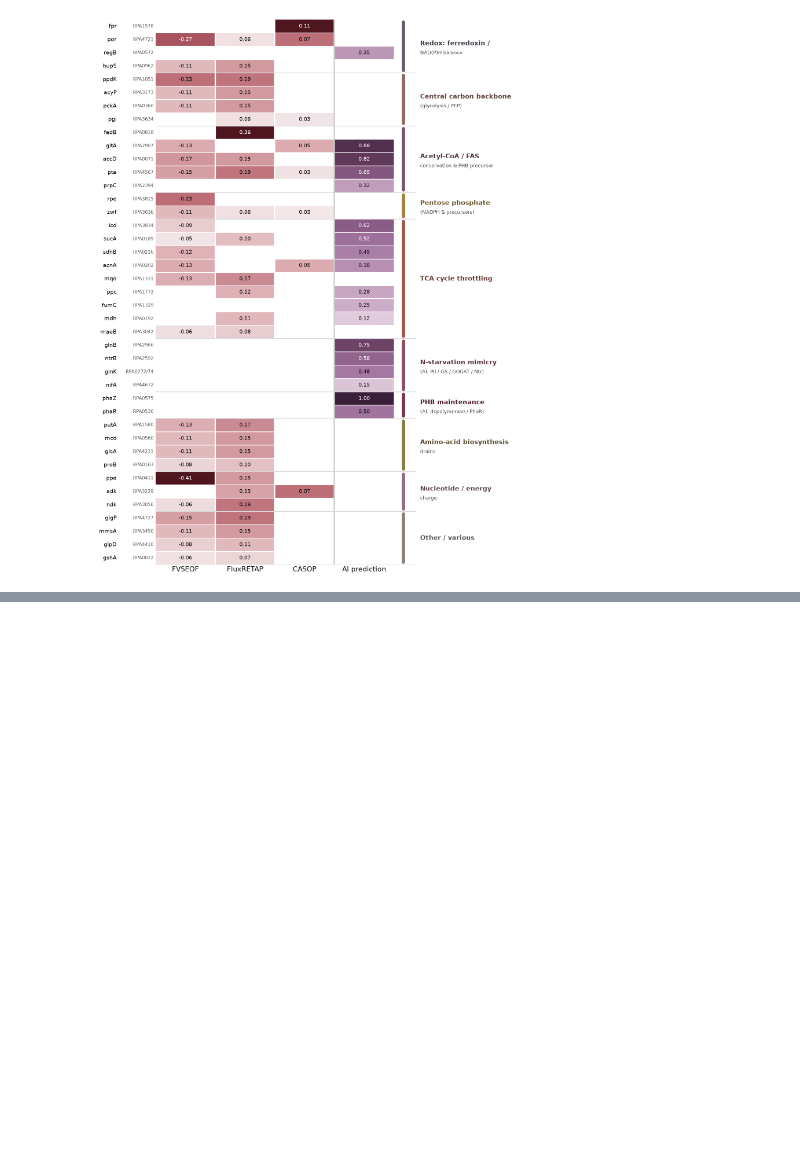
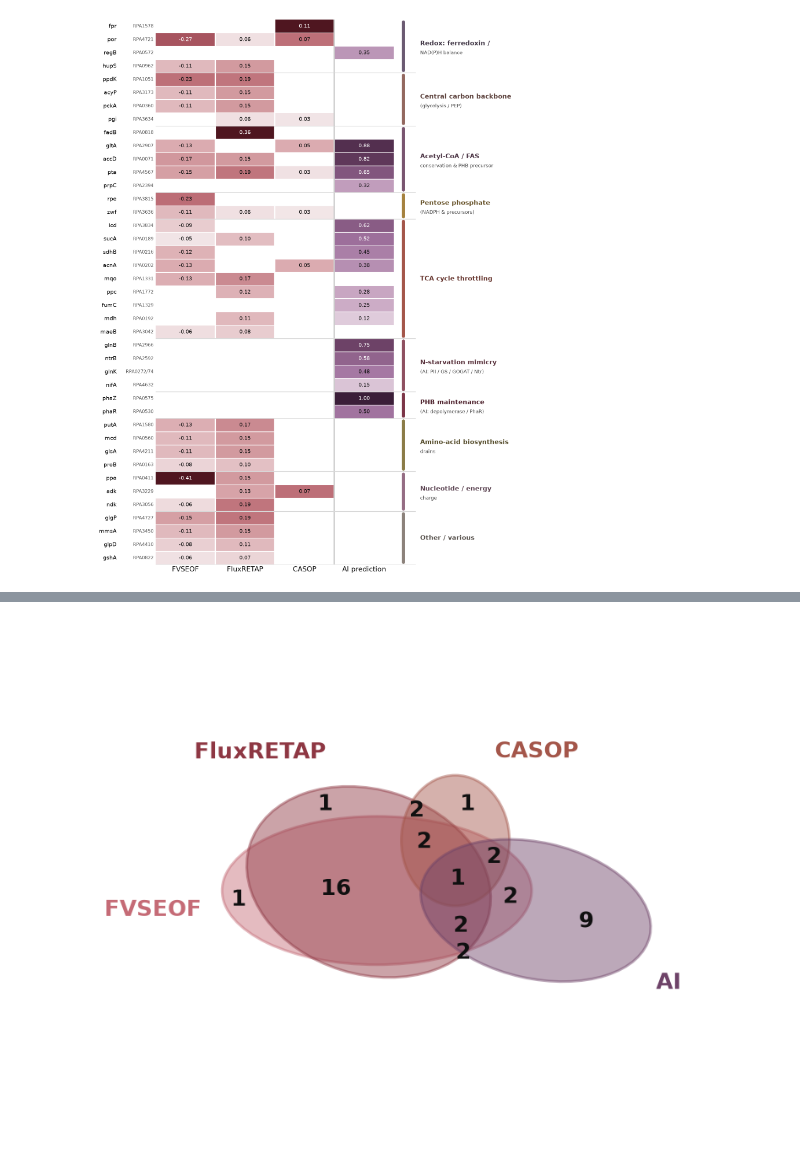
Before and after one commit to jacksoncomes/CGA009_PHA_Modeling, a Jupyter notebook: CRISPRi_Target_List/Notebooks/04_refine_figure.ipynb, the cells around one changed output, grey strips where cells are left out. Cells and saved outputs as stored; diff of their text form; code cells hidden in the pictures; blank space fills up the shorter version.

```diff
--- a/CRISPRi_Target_List/Notebooks/04_refine_figure.ipynb
+++ b/CRISPRi_Target_List/Notebooks/04_refine_figure.ipynb
@@ -330,0 +323,78 @@ These are intentionally left as stubs — this pass locks the refined heatmap fi
+# %%
+from matplotlib.patches import Ellipse as _Ell
+from scipy import ndimage as _ndi
+from collections import Counter as _Counter
+import math as _m
+
+EU_SETS = ["FVSEOF", "FluxRETAP", "CASOP", "AI"]
+EU_COL  = {"FVSEOF": "#c56b76", "FluxRETAP": "#8e3743", "CASOP": "#a4564a", "AI": "#6e4368"}  # target-list colours
+# pre-fit ellipse geometry (cx, cy, semi-a, semi-b, theta_rad): area ∝ set size, overlaps fit to the counts
+EU_ELL = [(0.39071, 0.47122, 0.62588, 0.30014,  0.00003),   # FVSEOF
+          (0.35794, 0.50596, 0.50334, 0.37321, -0.30044),   # FluxRETAP
+          (0.70798, 0.67333, 0.21874, 0.26424,  0.00135),   # CASOP
+          (1.03298, 0.39073, 0.47270, 0.27512, -0.22116)]   # AI
+
+_gm = NB._STATE["gmraw"]
+def _member(r):    # which methods flag this target (F, R, C, A)
+    bg = r.blue_gene
+    return (bg in _gm["FVSEOF"], bg in _gm["FluxRETAP"], bg in _gm["CASOP"], r.ai_pred == r.ai_pred)
+_cnt = _Counter(_member(r) for _, r in df.iterrows())
+print("set sizes:", {EU_SETS[i]: sum(m[i] for m in _cnt.elements()) for i in range(4)}, "| total", sum(_cnt.values()))
+
+def _inside(px, py, e):
+    cx, cy, a, b, th = e; ct, st = _m.cos(th), _m.sin(th)
+    dx, dy = px - cx, py - cy; xr = dx*ct + dy*st; yr = -dx*st + dy*ct
+    return (xr/a)**2 + (yr/b)**2 <= 1.0
+
+fig, ax = plt.subplots(figsize=(9.4, 8.8))
+for e, s in zip(EU_ELL, EU_SETS):
+    cx, cy, a, b, th = e
+    ax.add_patch(_Ell((cx, cy), 2*a, 2*b, angle=_m.degrees(th), facecolor=EU_COL[s],
+                      alpha=0.46, edgecolor=EU_COL[s], lw=2.2, zorder=1))
+# region grid -> each intersection count at its region's most-interior point
+NG = 1000
+gx = np.linspace(-0.35, 1.35, NG); gy = np.linspace(-0.30, 1.30, NG); GX, GY = np.meshgrid(gx, gy)
+_codeg = np.zeros((NG, NG), int)
+for i, e in enumerate(EU_ELL): _codeg += _inside(GX, GY, e).astype(int) << i
+_labels = []
+for code, n in _cnt.items():
+    if not any(code): continue
+    ci = sum((int(b) << i) for i, b in enumerate(code)); reg = (_codeg == ci)
+    if reg.sum() < 25: continue
+    dt = _ndi.distance_transform_edt(reg); iy, ix = np.unravel_index(np.argmax(dt), dt.shape)
+    _labels.append([gx[ix], gy[iy], str(n)])
+# nudge apart any two count-labels sitting too close (keeps overlapping regions' numbers readable)
+_pos = np.array([[l[0], l[1]] for l in _labels], float); _MIND = 0.080
+for _ in range(300):
+    _moved = False
+    for u in range(len(_pos)):
+        for v in range(u+1, len(_pos)):
+            dd = _pos[u] - _pos[v]; dist = _m.hypot(*dd)
+            if 1e-9 < dist < _MIND:
+                w = dd/dist; sh = (_MIND-dist)/2; _pos[u] += w*sh; _pos[v] -= w*sh; _moved = True
+    if not _moved: break
+for (_, _, txt), (px, py) in zip(_labels, _pos):
+    ax.text(px, py, txt, ha="center", va="center", fontsize=19, fontweight="bold", color="#101010", zorder=3)
+# method names off each ellipse's most-exposed boundary point (out in open space)
+_tt = np.linspace(0, 2*np.pi, 1440)
+for i, s in enumerate(EU_SETS):
+    cx, cy, aa, bb, th = EU_ELL[i]; ct, st = _m.cos(th), _m.sin(th)
+    bx = cx + aa*np.cos(_tt)*ct - bb*np.sin(_tt)*st; by = cy + aa*np.cos(_tt)*st + bb*np.sin(_tt)*ct
+    clr = np.full(_tt.shape, np.inf)
+    for j, ej in enumerate(EU_ELL):
+        if j == i: continue
+        cxj, cyj, aj, bj, tj = ej; cjt, sjt = _m.cos(tj), _m.sin(tj)
+        dxr = (bx-cxj)*cjt + (by-cyj)*sjt; dyr = -(bx-cxj)*sjt + (by-cyj)*cjt
+        clr = np.minimum(clr, (dxr/aj)**2 + (dyr/bj)**2 - 1.0)
+    k = int(np.argmax(clr)); dv = np.array([bx[k]-cx, by[k]-cy]); dv = dv/(np.hypot(*dv)+1e-9)
+    p = np.array([bx[k], by[k]]) + dv*0.10
+    ha = "left" if dv[0] > 0.3 else ("right" if dv[0] < -0.3 else "center")
+    va = "bottom" if dv[1] > 0.3 else ("top" if dv[1] < -0.3 else "center")
+    ax.text(p[0], p[1], s, ha=ha, va=va, fontsize=19, fontweight="bold", color=EU_COL[s], zorder=4, clip_on=False)
+_xy = np.array([[e[0], e[1]] for e in EU_ELL]); _am = max(e[2] for e in EU_ELL)
+ax.set_xlim(_xy[:,0].min()-_am-0.28, _xy[:,0].max()+_am+0.28); ax.set_ylim(_xy[:,1].min()-_am-0.24, _xy[:,1].max()+_am+0.24)
+ax.set_aspect("equal"); ax.axis("off")
+for ext in ("png", "svg"):
+    fig.savefig(L.FIG / f"nb04_method_overlap_euler.{ext}", bbox_inches="tight", dpi=170, facecolor="white")
+print("saved", L.FIG / "nb04_method_overlap_euler.png"); plt.show()
+# %% [output]
@@ -330,0 +403 @@ These are intentionally left as stubs — this pass locks the refined heatmap fi
+[figure, added]
```
Also changed, not shown: parts of 4 cells of this notebook, 4 other files.
